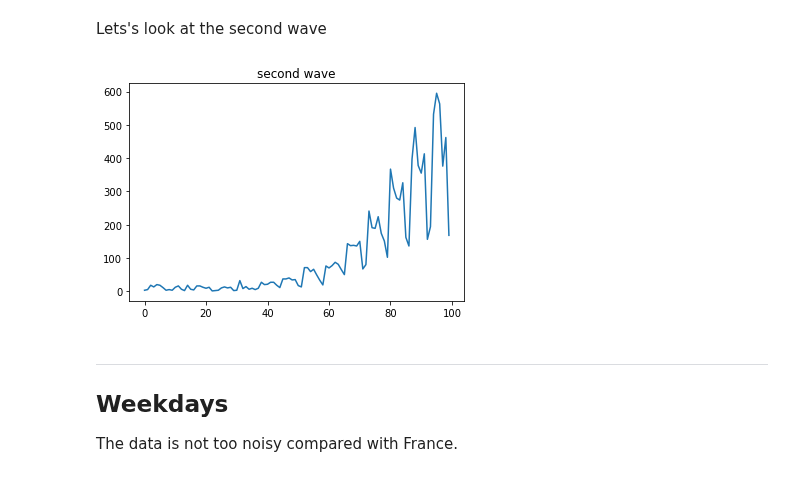
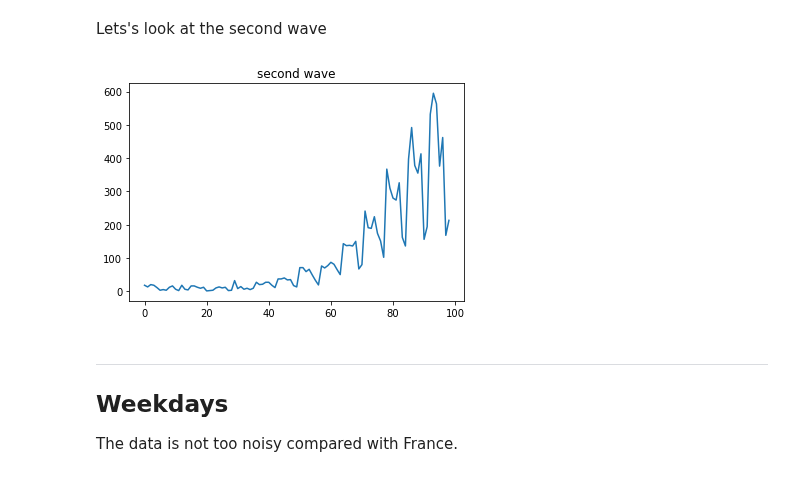
Before and after one commit to macbuse/macbuse.github.io, a Jupyter notebook: PROG/uk.ipynb, the cells around one changed output. Cells and saved outputs as stored; diff of their text form; code cells hidden in the pictures.

```diff
--- a/PROG/uk.ipynb
+++ b/PROG/uk.ipynb
@@ -112,10 +112,10 @@ plt.plot(daily);
 # %% [markdown]
 Lets's look at the second wave
 # %%
-plt.plot(daily[-100:])
+plt.plot(daily[200:])
 plt.title('second wave');
 # %% [output]
-[figure, old version]
+[figure, new version]
 # %% [markdown]
 ---
 
```
Also changed, not shown: parts of 14 cells of this notebook.
